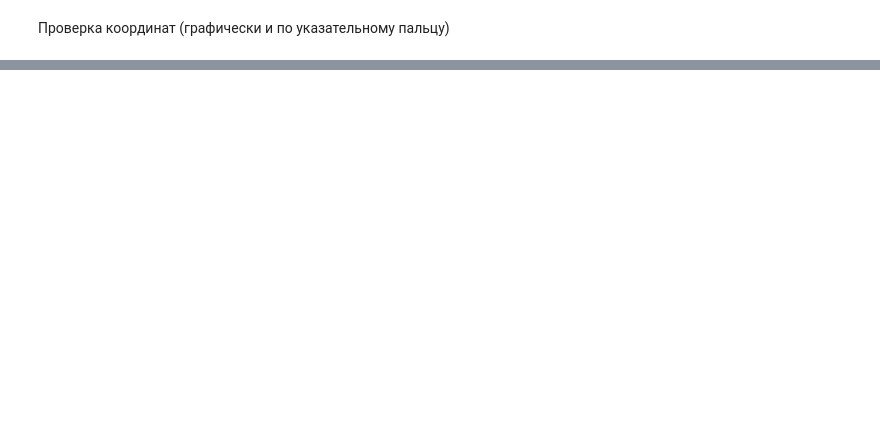
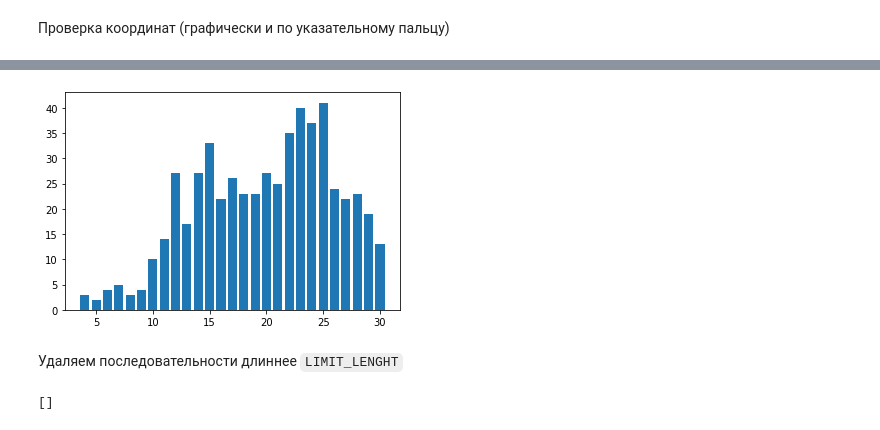
Before and after one commit to in7erval/Gesturix, a Jupyter notebook: research/ClassifySequence.ipynb, the cells around one changed output, grey strips where cells are left out. Saved outputs shown, nothing was run; the diff lists cells and outputs as text; code cells hidden in the pictures; blank space fills up the shorter version.

```diff
--- a/research/ClassifySequence.ipynb
+++ b/research/ClassifySequence.ipynb
@@ -65,0 +49,21 @@ plt.show()
+# %%
+plot_length(x)
+# %% [output]
+[figure, added]
+# %% [markdown]
+Удаляем последовательности длиннее `LIMIT_LENGHT`
+# %%
+new_arr_x = []
+new_arr_labels_norm = []
+indexes = []
+for i, x1 in enumerate(x):
+  if x1.shape[0] <= LIMIT_LENGTH:
+    new_arr_x.append(x1)
+    new_arr_labels.append(labels_norm[i])
+  else:
+    indexes.append(i + 1)
+x = np.array(new_arr_x, dtype=object)
+labels_norm = np.array(new_arr_labels_norm, dtype='int32')
+print(indexes)
+# %% [output]
+[]
```
Also changed, not shown: parts of 50 cells of this notebook.
